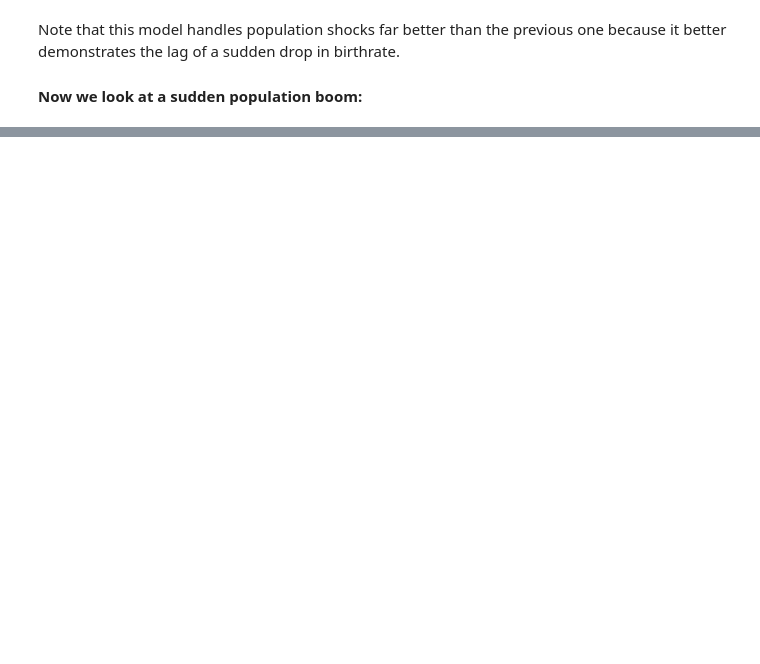
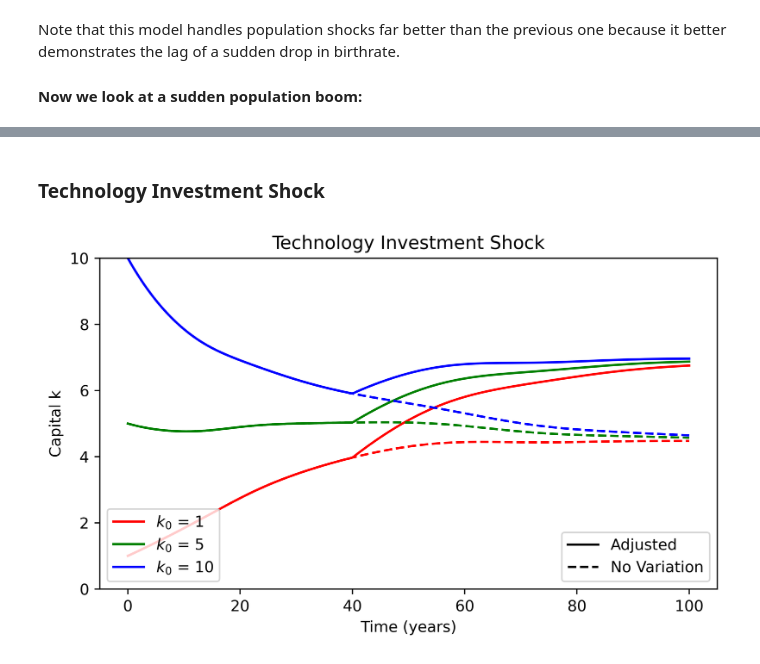
Before and after one commit to addmelo/volume4-project, a Jupyter notebook: Volume4Project.ipynb, the cells around one changed output, grey strips where cells are left out. Drawn from its saved outputs; the diff is of its cells as text; code cells hidden in the pictures; blank space fills up the shorter version.

```diff
--- a/Volume4Project.ipynb
+++ b/Volume4Project.ipynb
@@ -424,0 +536,66 @@ With capital this time as well.
+# %% [markdown]
+### Technology Investment Shock
+# %%
+#Define an investment shock function
+def A_investment(t):
+    if 40 <= t:
+        return 1.25
+    else:
+        return 1
+A_investment = np.vectorize(A_investment)
+#Define Initial conditions
+IC = [1,5,10]
+ts = np.linspace(0,150,501)
+
+#Define plotting parameters
+fig2 = plt.figure(figsize=(16,4),dpi=500)
+plt.subplot(121)
+label_list = ["Adjusted", "No Variation"]
+colors = ["red", "green", "blue"]#,"orange","purple"]
+line_style = ["--", "-"]
+color_legend = []
+style_legend = []
+
+#Define the model
+#Define the model without shocks
+solow_parameters_tech = Solow_Model_Parameters(A=A_investment)
+# Here we initialize the ode function to solve
+shock_model = Population_Solow_Model(fertility_rate=2.1,solow_growth_parameters=solow_parameters_tech)
+prior_model = Population_Solow_Model(fertility_rate=2.1,solow_growth_parameters=solow_parameters)
+shock_model.prep_model()
+prior_model.prep_model()
+
+count = 0
+for k0 in IC:
+    #Define initial conditions
+    ts = np.linspace(0,100,501)
+    pop_0 = np.exp(-.02*np.arange(life_expect))
+    #solve the ODEs
+
+    sol_tech = shock_model.solve(ts,pop_0,k0)
+    sol_normal = prior_model.solve(ts,pop_0,k0)
+
+    #Plot Capital
+    color = colors[count]
+    plt.plot(sol_tech.t,sol_tech.capital,'-',color = color)
+    plt.plot(sol_normal.t,sol_normal.capital,'--',color = color)
+    #Append legend info
+    colorLine = Line2D([0,1],[0,1], linestyle='-', color=color)
+    color_legend.append(colorLine)
+    count = count + 1
+#Make 2 legends, set other plot information
+styleLine = Line2D([0,1],[0,1], linestyle='-', color="black")
+style_legend.append(styleLine)
+styleLine = Line2D([0,1],[0,1], linestyle='--', color="black")
+style_legend.append(styleLine)
+legend1 = plt.legend(color_legend, [r"$k_0$" + " = " + str(k0) for k0 in IC], loc=3)
+plt.legend(style_legend, label_list, loc=4)
+plt.gca().add_artist(legend1)
+plt.xlabel("Time (years)")
+plt.ylabel("Capital k")
+plt.title(f'Technology Investment Shock')
+plt.ylim([0,10])
+plt.show()
+fig2.savefig('Saved Figures/Tech Shock.pdf',bbox_inches = 'tight')
+# %% [output]
+[figure, added]
```
Also changed, not shown: parts of 7 cells of this notebook, 3 other files.
